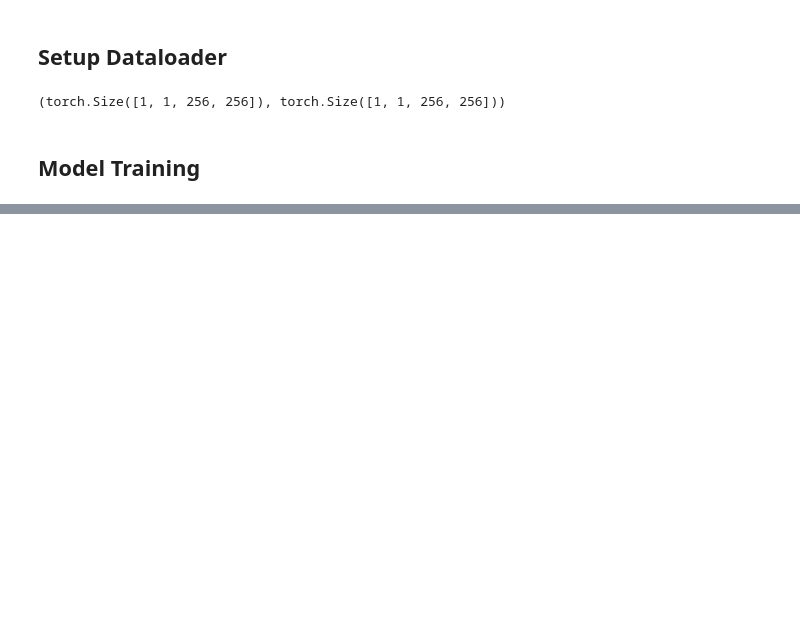
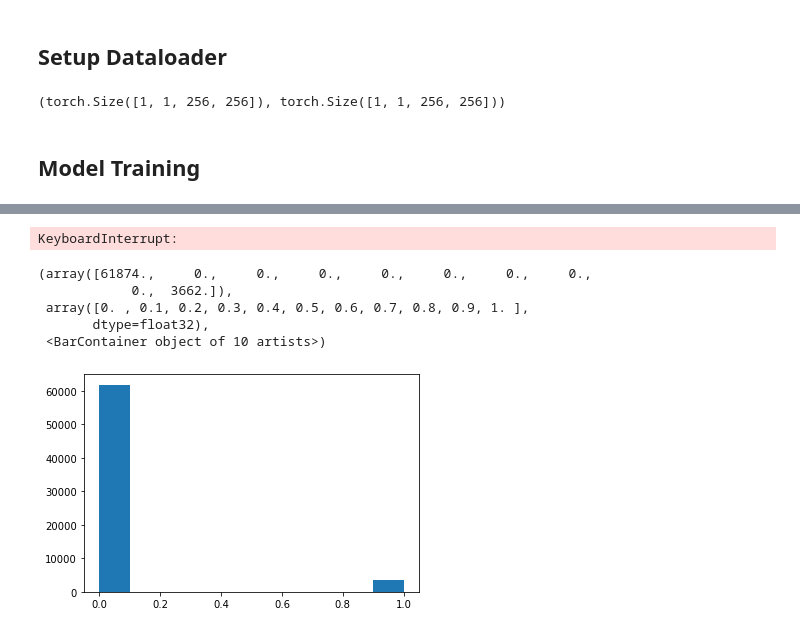
Before and after one commit to simsta1/brain-mri-semantic-segmentation, a Jupyter notebook: image_segment.ipynb, the cells around one changed output, grey strips where cells are left out. Cells and saved outputs as stored; diff of their text form; code cells hidden in the pictures; blank space fills up the shorter version.

Commit message:
Proceed work until training

```diff
--- a/image_segment.ipynb
+++ b/image_segment.ipynb
@@ -220,6 +220,14 @@ image, mask
 ## Setup Dataloader
 # %%
 image_transforms = transforms.Compose([
+    transforms.Grayscale(num_output_channels=1),
+    transforms.Resize(size=(256, 256)),
+    transforms.RandAugment(num_ops=2, magnitude=6),
+    transforms.ToTensor(),
+    #transforms.Normalize(mean=(1., 1., 1.), std=(.5, .5, .5))
+])
+
+image_transforms_inference = transforms.Compose([
     transforms.Grayscale(num_output_channels=1),
     transforms.Resize(size=(256, 256)),
     transforms.ToTensor(),
@@ -228,7 +236,7 @@ image_transforms = transforms.Compose([
 
 inverse_image_transforms = transforms.Compose([
     transforms.Normalize(mean=(0, 0, 0), std=(1/.5, 1/.5, 1/.5)),
-    transforms.Normalize(mean=(-1, -1, -1), std=(1, 1, 1))
+    #transforms.Normalize(mean=(-1, -1, -1), std=(1, 1, 1))
 ])
 # %%
 dataloader = get_dataloader(image_dir='./kaggle_3m/images/',
@@ -437,0 +430,3 @@ df
+# %%
+df = pd.read_csv('./kaggle_3m/image_data.csv')
+df.sample(2)
@@ -438 +437,19 @@ df
+# %%
+dataloader_train = get_dataloader(image_dir='./kaggle_3m/images/',
+                                  mask_dir='./kaggle_3m/masks/',
+                                  df=df[df['set'] == 'train'].reset_index(drop=True),
+                                  transformations=image_transforms,
+                                  batch_size=1, workers=1,)
+
+dataloader_val = get_dataloader(image_dir='./kaggle_3m/images/',
+                                  mask_dir='./kaggle_3m/masks/',
+                                  df=df[df['set'] == 'val'].reset_index(drop=True),
+                                  transformations=image_transforms_inference,
+                                  batch_size=1, workers=1,)
+
+dataloader_test = get_dataloader(image_dir='./kaggle_3m/images/',
+                                  mask_dir='./kaggle_3m/masks/',
+                                  df=df[df['set'] == 'test'].reset_index(drop=True),
+                                  transformations=image_transforms_inference,
+                                  batch_size=1, workers=1)
 # %%
@@ -439,0 +462,13 @@ UNet()
+# %%
+interface.train(
+    criterion=criterion,
+    optimizer=optimizer,
+    n_epochs=3,
+    dataloader_train=dataloader_train,
+    dataloader_val=dataloader_val,
+    verbose=True
+)
+# %% [output]
+KeyboardInterrupt:
+# %%
+img, mask = next(iter(dataloader_train))
@@ -439,0 +477,9 @@ UNet()
+# %%
+plt.hist(mask.numpy().flatten())
+# %% [output]
+(array([61874.,     0.,     0.,     0.,     0.,     0.,     0.,     0.,
+            0.,  3662.]),
+ array([0. , 0.1, 0.2, 0.3, 0.4, 0.5, 0.6, 0.7, 0.8, 0.9, 1. ],
+       dtype=float32),
+ <BarContainer object of 10 artists>)
+[figure, added]
```
Also changed, not shown: parts of 12 cells of this notebook.
